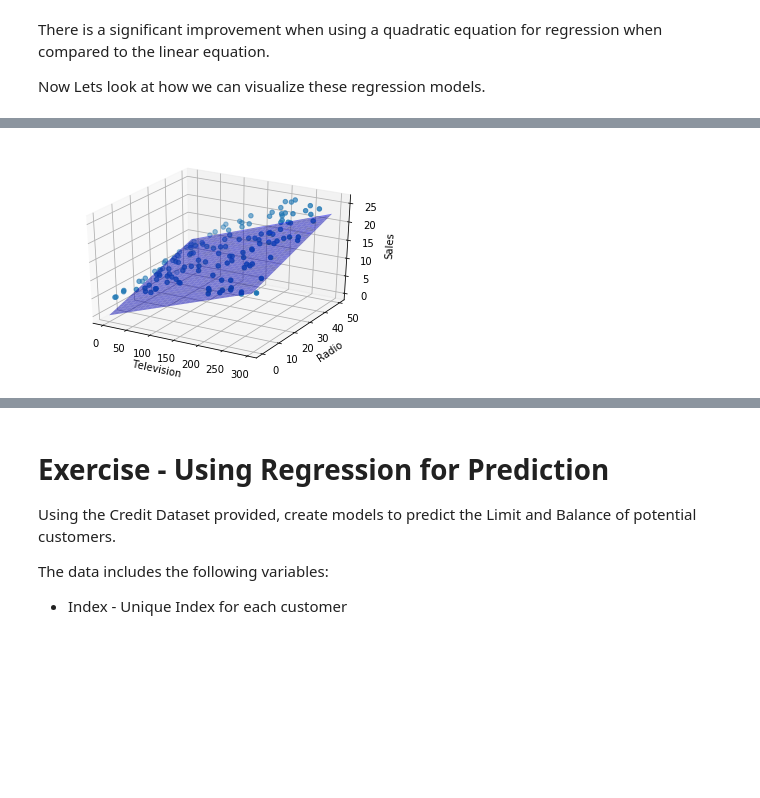
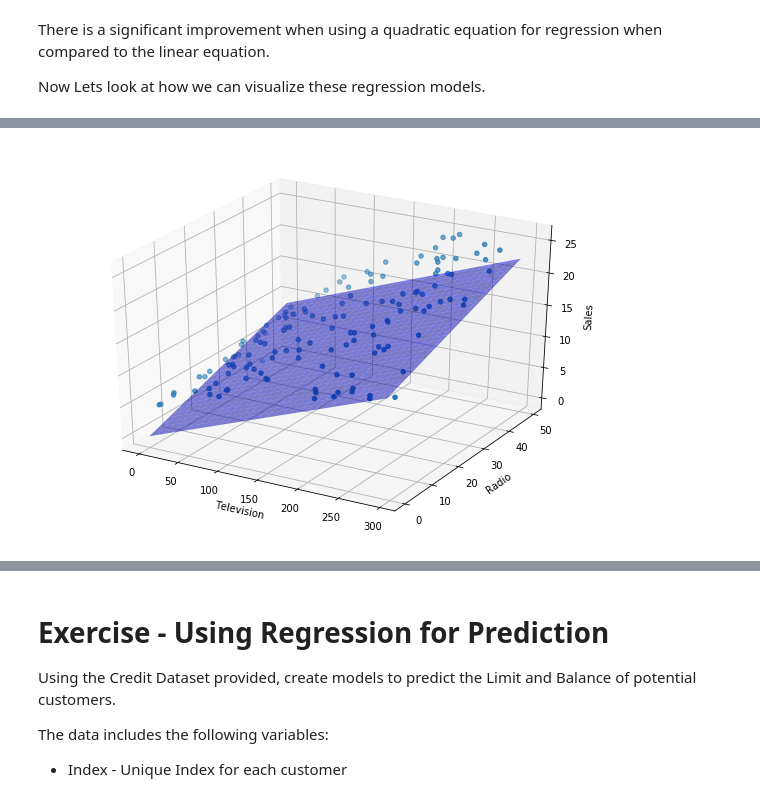
Before and after one commit to rishal-hurbans/ml-intro, a Jupyter notebook: 2-Estimations-and-Predictions/2.3_Multiple_Variable_Regression.ipynb, the cells around one changed output, grey strips where cells are left out. Saved outputs shown, nothing was run; the diff lists cells and outputs as text; code cells hidden in the pictures; blank space fills up the shorter version.

```diff
--- a/2-Estimations-and-Predictions/2.3_Multiple_Variable_Regression.ipynb
+++ b/2-Estimations-and-Predictions/2.3_Multiple_Variable_Regression.ipynb
@@ -189,25 +213,25 @@ plt.show()
 # %%
 x = np.arange(0, 300,5) # Will use this to plot the regression surfaces, represents x-axis values
 y = x/6 # Will use this to plot the regression surfaces, represents y-axis values
 X, Y = np.meshgrid(x, y) # Needed to generate the surface plot
 
 qdcof = model2.coef_ # coefficients of quadratic regression model
 
 z_linear = np.array([model1.coef_[0] + model1.coef_[1]*x + model1.coef_[2]*y for x,y in zip(np.ravel(X), np.ravel(Y))])
 z_quad = np.array([qdcof[0] + qdcof[1]*x + qdcof[2]*y + qdcof[3]*x*x + qdcof[4]*x*y  + qdcof[5]*y*y   \
                    for x,y in zip(np.ravel(X), np.ravel(Y))])
 
 Z_linear = z_linear.reshape(X.shape) # reshape data into a form usable by plotting function
 Z_quad= z_quad.reshape(X.shape) # reshape data into a form usable by plotting function
 
-fig = plt.figure()
+fig = plt.figure(figsize=(10,7))
 ax1 = fig.add_subplot(111, projection='3d')
 ax1.scatter(train_data[:,0], train_data[:,1], train_sales) # plot the data points for reference
 ax1.plot_surface(X, Y, Z_linear, color='blue', alpha=0.5, linewidth=0) # plot the linear regression surface
 ax1.set_xlabel('Television')
 ax1.set_ylabel('Radio')
 ax1.set_zlabel('Sales')
 plt.show()
 # %% [output]
-[figure, old version]
+[figure, new version]
 # %%
```
Also changed, not shown: parts of 3 cells of this notebook.
